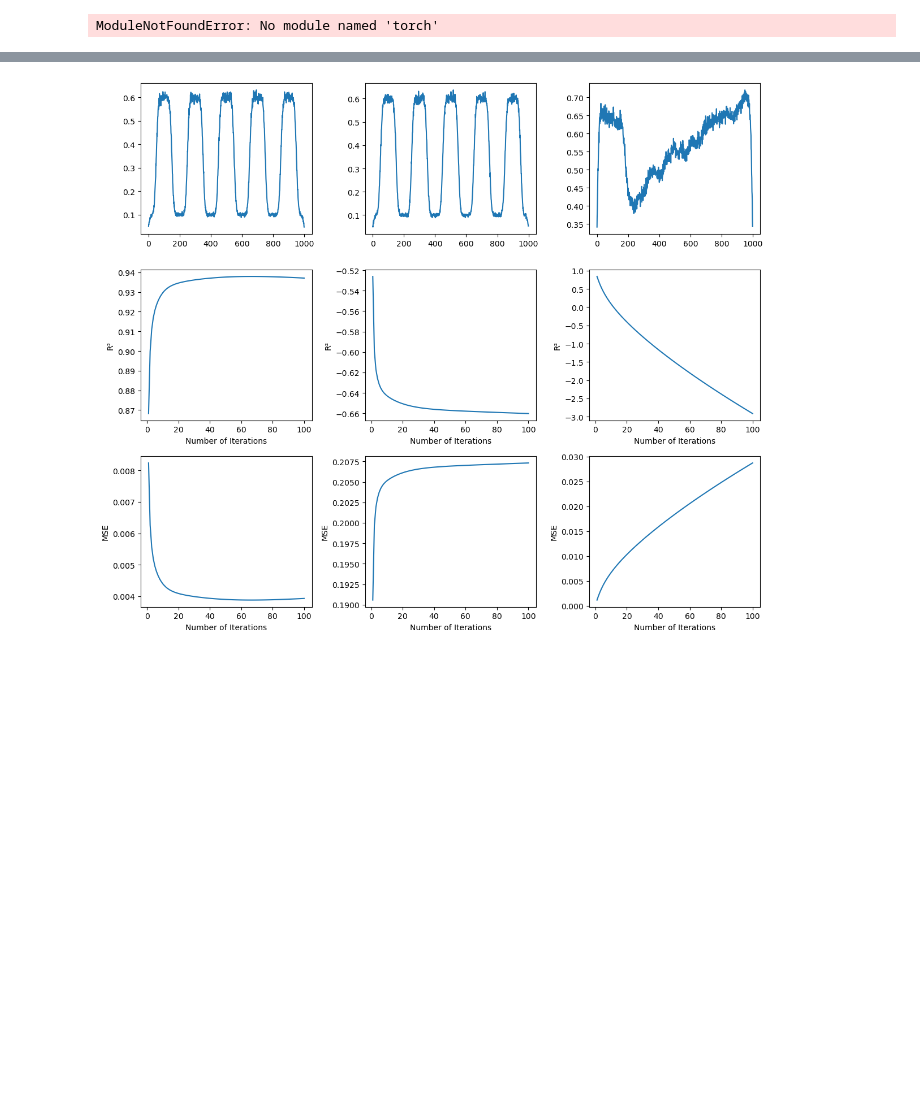
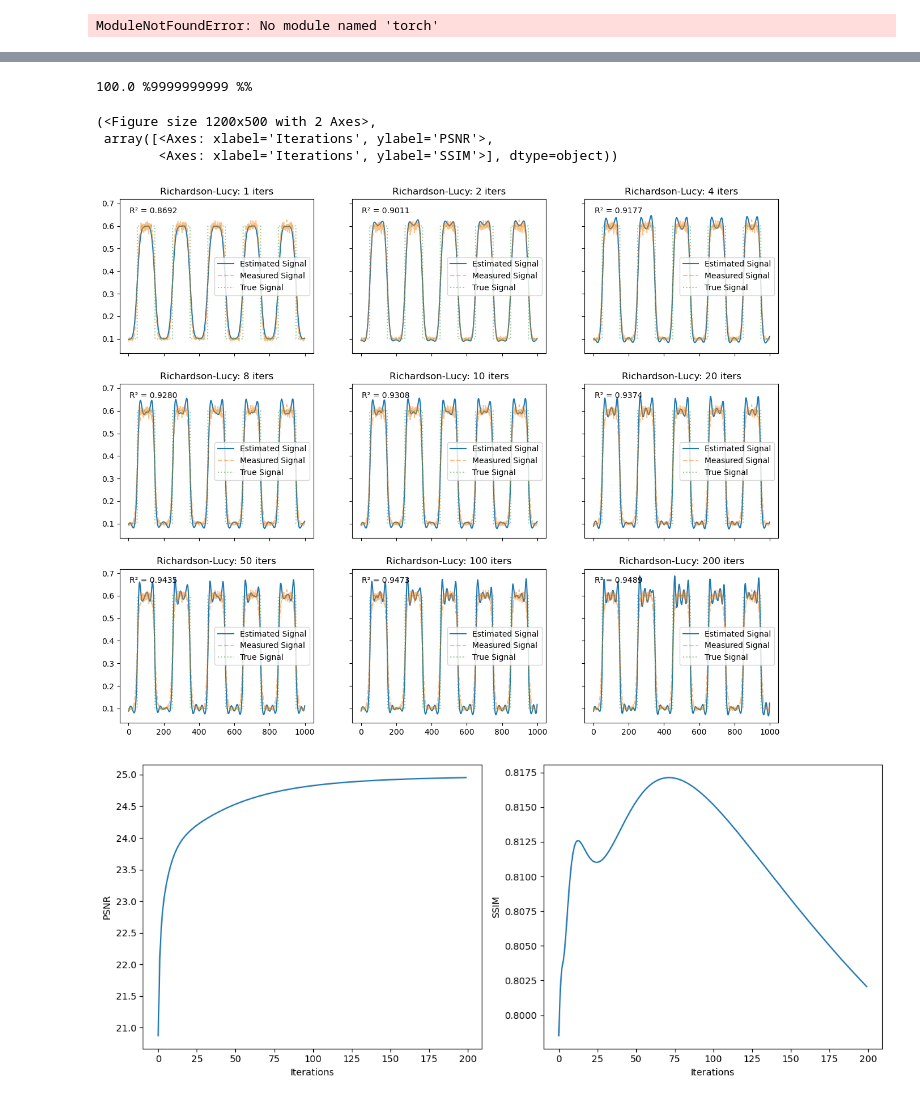
Before and after one commit to MalachiHibbins/Deconvolution-By-Machine-Learning, a Jupyter notebook: LabBook/_build/jupyter_execute/Week3/2richardsonlucy.ipynb, the cells around one changed output, grey strips where cells are left out. Saved outputs shown, nothing was run; the diff lists cells and outputs as text; code cells hidden in the pictures; blank space fills up the shorter version.

```diff
--- a/LabBook/_build/jupyter_execute/Week3/2richardsonlucy.ipynb
+++ b/LabBook/_build/jupyter_execute/Week3/2richardsonlucy.ipynb
@@ -88,70 +149,9 @@ fig.tight_layout()
-# %%
-r2s = []
-mses = []
-r2s2 = []
-mses2 = []
-r2s3 = []
-mses3 = []
-
-x2, y2 = sin_function()
-signal2 = y.unsqueeze(0).unsqueeze(0)
-blured_signal2 = convolution_1D(signal2, kernel)
-measured_signal2 = add_poisson_noise(blured_signal2, scale_factor=scale_factor)
-
-x3, y3 = pigeon_function()
-signal3 = y3.unsqueeze(0).unsqueeze(0)
-blured_signal3 = convolution_1D(signal3, kernel)
-measured_signal3 = add_poisson_noise(blured_signal3, scale_factor=scale_factor)
-
-for i in range(1,101):
-    deblurred_signal = richardson_lucy(measured_signal, kernel, num_iters=i)
-    deblurred_signal2 = richardson_lucy(measured_signal2, kernel, num_iters=i)
-    deblurred_signal3 = richardson_lucy(measured_signal3, kernel, num_iters=i)
-    r2 = torchmetrics.functional.r2_score(deblurred_signal.squeeze(), y.squeeze())
-    r22 = torchmetrics.functional.r2_score(deblurred_signal2.squeeze(), y2.squeeze())
-    r23 = torchmetrics.functional.r2_score(deblurred_signal3.squeeze(), y3.squeeze())
-    mse = torch.mean((deblurred_signal - y)**2).item()
-    mse2 = torch.mean((deblurred_signal2 - y2)**2).item()
-    mse3 = torch.mean((deblurred_signal3 - y3)**2).item()
-    r2s.append(r2.item())
-    r2s2.append(r22.item())
-    r2s3.append(r23.item())
-    mses.append(mse)
-    mses2.append(mse2)
-    mses3.append(mse3)
-
-fig, axs = plt.subplots(3, 3, figsize=(12, 10))
-
-axs[0, 0].plot(measured_signal.squeeze())
-
-axs[1, 0].plot(range(1, 101), r2s)
-axs[1, 0].set_xlabel('Number of Iterations')
-axs[1, 0].set_ylabel('R²')
-
-axs[2, 0].plot(range(1, 101), mses)
-axs[2, 0].set_xlabel('Number of Iterations')
-axs[2, 0].set_ylabel('MSE')
-
-axs[0, 1].plot(measured_signal2.squeeze())
-
-axs[1, 1].plot(range(1, 101), r2s2)
-axs[1, 1].set_xlabel('Number of Iterations')
-axs[1, 1].set_ylabel('R²')
-
-axs[2, 1].plot(range(1, 101), mses2)
-axs[2, 1].set_xlabel('Number of Iterations')
-axs[2, 1].set_ylabel('MSE')
-
-axs[0, 2].plot(measured_signal3.squeeze())
-
-axs[1, 2].plot(range(1, 101), r2s3)
-axs[1, 2].set_xlabel('Number of Iterations')
-axs[1, 2].set_ylabel('R²')
-
-axs[2, 2].plot(range(1, 101), mses3)
-axs[2, 2].set_xlabel('Number of Iterations')
-axs[2, 2].set_ylabel('MSE')
-
-fig.tight_layout()
-# %% [output]
-[figure, removed]
+# %%
+plot_iterations_example(step_function, padding_mode='replicate', title = 'Replicate Padding', scale_factor = 5000, iters = [1,2,4,8,10,20,50,100,200], period = 2.0)
+# %% [output]
+100.0 %9999999999 %%
+(<Figure size 1200x500 with 2 Axes>,
+ array([<Axes: xlabel='Iterations', ylabel='PSNR'>,
+        <Axes: xlabel='Iterations', ylabel='SSIM'>], dtype=object))
+[figure, added]
+[figure, added]
```
Also changed, not shown: parts of 15 cells of this notebook, 43 other files.
